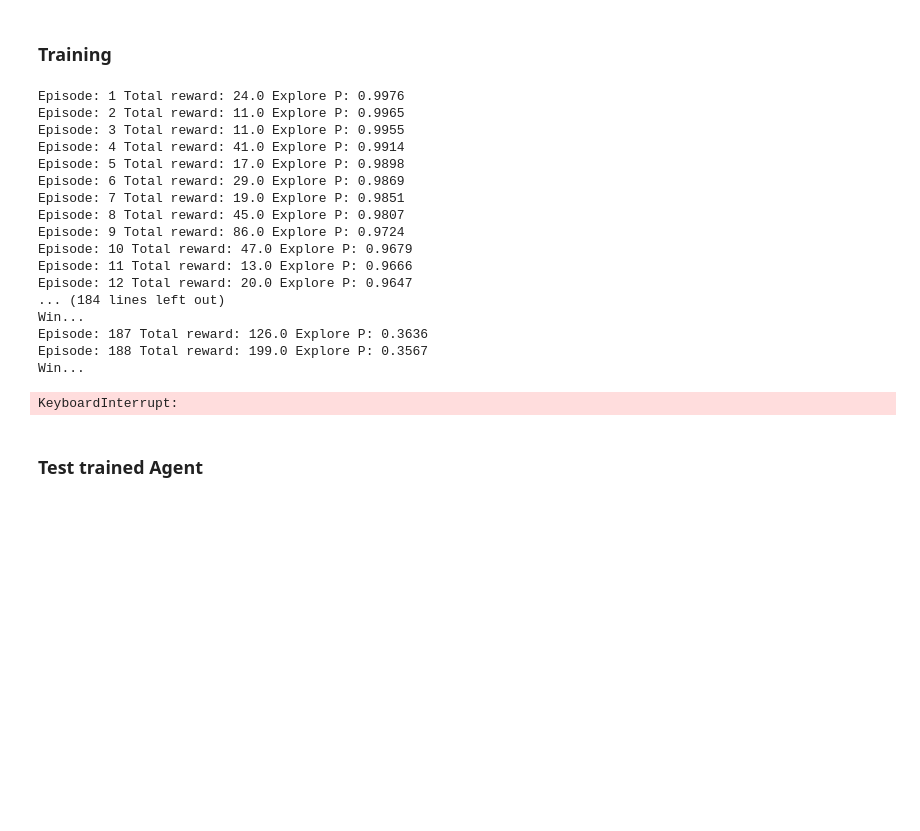
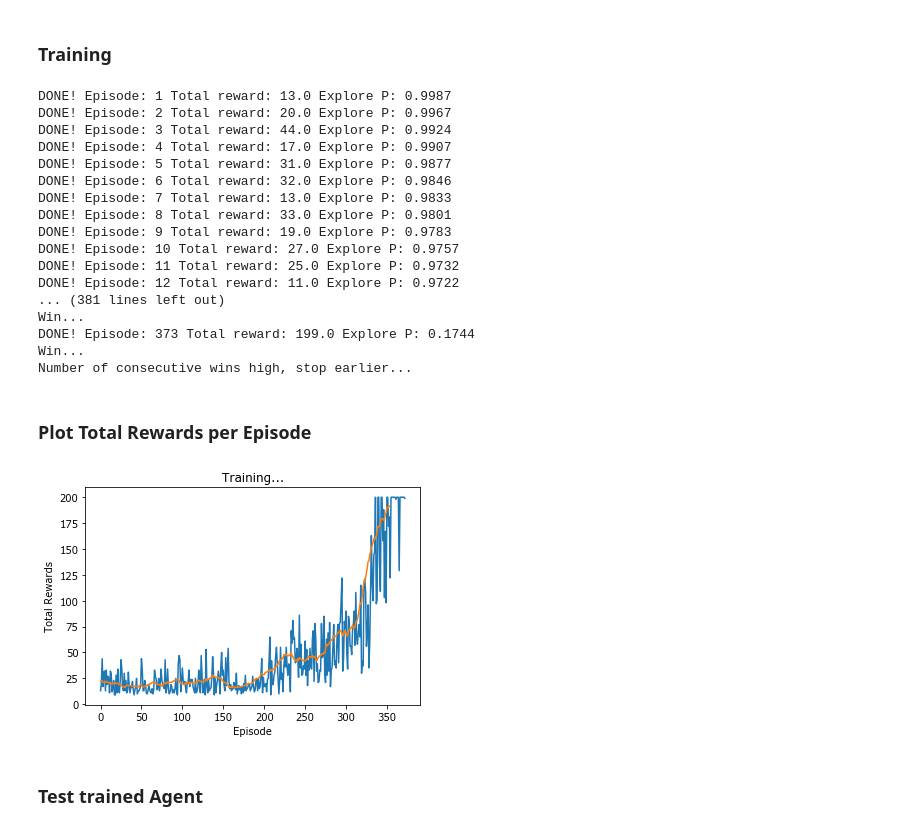
Before and after one commit to PacktPublishing/Deep-Reinforcement-with-PyTorch-and-TensorFlow, a Jupyter notebook: notebooks/q_learning/dqn_keras_non_img.ipynb, the cells around one changed output. Saved outputs shown, nothing was run; the diff lists cells and outputs as text; code cells hidden in the pictures; blank space fills up the shorter version.

```diff
--- a/notebooks/q_learning/dqn_keras_non_img.ipynb
+++ b/notebooks/q_learning/dqn_keras_non_img.ipynb
@@ -13,11 +15,30 @@ from tensorflow.keras.models import Sequential
 from tensorflow.keras.layers import Dense
 from tensorflow.keras.optimizers import Adam
 from collections import deque
+import matplotlib
+import matplotlib.pyplot as plt
 from IPython import display
 from IPython.display import clear_output
 
 # Create the Cart-Pole game environment
 env = gym.make('CartPole-v0')
+
+## Plot function
+def moving_average(a, n=3) :
+    ret = np.cumsum(a, dtype=float)
+    ret[n:] = ret[n:] - ret[:-n]
+    return ret[n - 1:] / n
+
+def plot_durations(durations_t):
+    plt.figure(2)
+    plt.clf()
+    plt.title('Training...')
+    plt.xlabel('Episode')
+    plt.ylabel('Total Rewards')
+    plt.plot(durations_t)
+    # Take 100 episode averages and plot them too
+    if len(durations_t) >= 100:
+        plt.plot(moving_average(durations_t,20))
 # %% [markdown]
 ### Define Hyperparameters
 # %%
@@ -39,7 +60,7 @@ memory_size = 10000               # memory capacity
 batch_size = 32                   # experience mini-batch size
 pretrain_length = batch_size*10   # number experiences to pretrain the memory
 
-consecutive_win_threshold = 7     # Number of Consecutive wins before stop training
+consecutive_win_threshold = 6     # Number of Consecutive wins before stop training
 # %% [markdown]
 ### Define Q-Network
 # %%
@@ -128,6 +149,10 @@ for ii in range(pretrain_length):
 # %% [markdown]
 ### Training
 # %%
+# Initialize the simulation
+env.reset()
+rewards_per_episode = []
+
 step = 0
 num_consecutive_win = 0
 
@@ -160,9 +185,11 @@ for ep in range(1, train_episodes):
             next_state = np.zeros(state.shape)
             t = max_steps
 
-            print('Episode: {}'.format(ep),
+            print('DONE! Episode: {}'.format(ep),
                   'Total reward: {}'.format(total_reward),
                   'Explore P: {:.4f}'.format(explore_p))
+
+            rewards_per_episode.append(total_reward)
 
             # Early Stop
             if total_reward >= 199:
@@ -179,8 +206,6 @@ for ep in range(1, train_episodes):
 
             # Start new episode
             env.reset()
-            # Take one random step to get the pole and cart moving
-            state, reward, done, _ = env.step(env.action_space.sample())
         else:
             # Add experience to memory
             memory.add((state, action, reward, next_state))
@@ -212,24 +237,29 @@ for ep in range(1, train_episodes):
         print('Number of consecutive wins high, stop earlier...')
         break
 # %% [output]
-Episode: 1 Total reward: 24.0 Explore P: 0.9976
-Episode: 2 Total reward: 11.0 Explore P: 0.9965
-Episode: 3 Total reward: 11.0 Explore P: 0.9955
-Episode: 4 Total reward: 41.0 Explore P: 0.9914
-Episode: 5 Total reward: 17.0 Explore P: 0.9898
-Episode: 6 Total reward: 29.0 Explore P: 0.9869
-Episode: 7 Total reward: 19.0 Explore P: 0.9851
-Episode: 8 Total reward: 45.0 Explore P: 0.9807
-Episode: 9 Total reward: 86.0 Explore P: 0.9724
-Episode: 10 Total reward: 47.0 Explore P: 0.9679
-Episode: 11 Total reward: 13.0 Explore P: 0.9666
-Episode: 12 Total reward: 20.0 Explore P: 0.9647
-... (184 lines left out)
+DONE! Episode: 1 Total reward: 13.0 Explore P: 0.9987
+DONE! Episode: 2 Total reward: 20.0 Explore P: 0.9967
+DONE! Episode: 3 Total reward: 44.0 Explore P: 0.9924
+DONE! Episode: 4 Total reward: 17.0 Explore P: 0.9907
+DONE! Episode: 5 Total reward: 31.0 Explore P: 0.9877
+DONE! Episode: 6 Total reward: 32.0 Explore P: 0.9846
+DONE! Episode: 7 Total reward: 13.0 Explore P: 0.9833
+DONE! Episode: 8 Total reward: 33.0 Explore P: 0.9801
+DONE! Episode: 9 Total reward: 19.0 Explore P: 0.9783
+DONE! Episode: 10 Total reward: 27.0 Explore P: 0.9757
+DONE! Episode: 11 Total reward: 25.0 Explore P: 0.9732
+DONE! Episode: 12 Total reward: 11.0 Explore P: 0.9722
+... (381 lines left out)
 Win...
-Episode: 187 Total reward: 126.0 Explore P: 0.3636
-Episode: 188 Total reward: 199.0 Explore P: 0.3567
+DONE! Episode: 373 Total reward: 199.0 Explore P: 0.1744
 Win...
+Number of consecutive wins high, stop earlier...
-KeyboardInterrupt:
+# %% [markdown]
+### Plot Total Rewards per Episode
+# %%
+plot_durations(rewards_per_episode)
+# %% [output]
+[figure, added]
 # %% [markdown]
 ### Test trained Agent
 # %%
```
Also changed, not shown: parts of 1 cell of this notebook, 1 other file.
